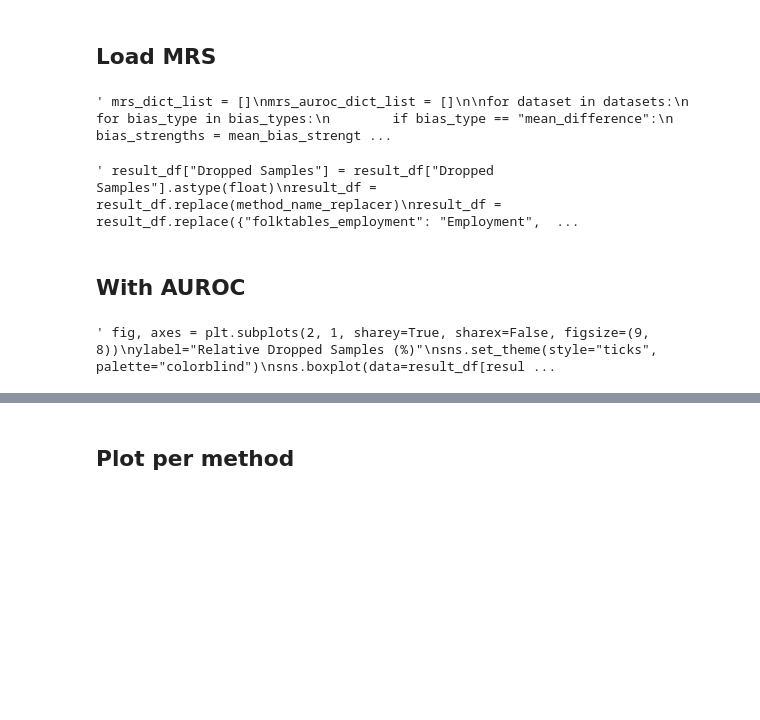
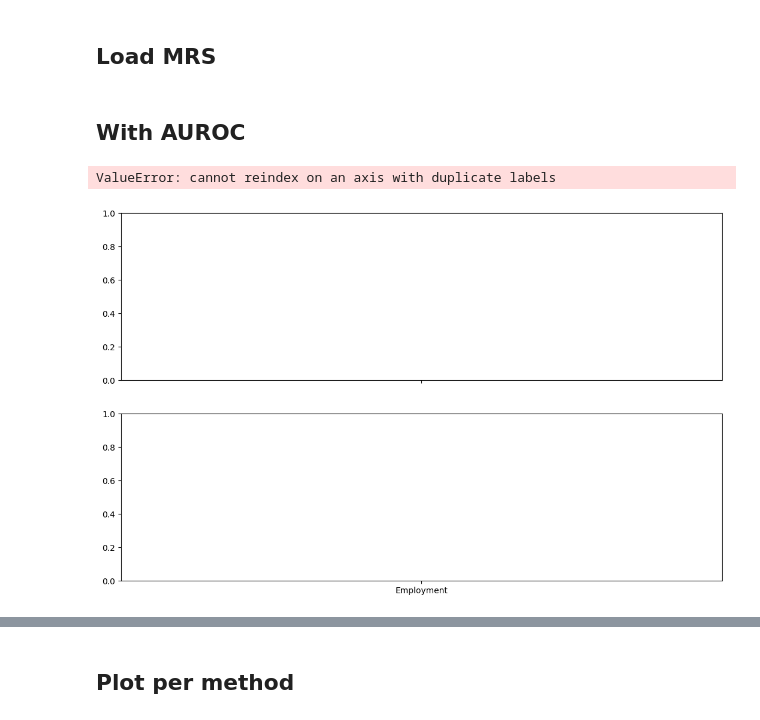
Before and after one commit to kramerlab/FeatureWeightDebiasing, a Jupyter notebook: notebooks/create_boxplots.ipynb, the cells around one changed output, grey strips where cells are left out. Cells and saved outputs as stored; diff of their text form; code cells hidden in the pictures; blank space fills up the shorter version.

```diff
--- a/notebooks/create_boxplots.ipynb
+++ b/notebooks/create_boxplots.ipynb
@@ -73,10 +94,10 @@ result_df = pd.concat([result_df, auroc_result_df["AUROC"]], axis=1) """
 # %% [markdown]
 ## Load MRS
 # %%
-""" mrs_dict_list = []
+mrs_dict_list = []
 mrs_auroc_dict_list = []
 
-for dataset in datasets:
+for dataset in data_set_replacer.keys():
     for bias_type in bias_types:
         if bias_type == "mean_difference":
             bias_strengths = mean_bias_strengthts
@@ -103,21 +124,19 @@ for dataset in datasets:
 mrs_result_df = pd.DataFrame(data=mrs_dict_list)
 mrs_result_df = mrs_result_df.explode("Dropped Samples")
 mrs_result_df["Temperature"] = "MRS"
-mrs_result_df["AUROC"] = mrs_auroc_dict_list """
+mrs_result_df["AUROC"] = mrs_auroc_dict_list
-# %% [output]
-' mrs_dict_list = []\nmrs_auroc_dict_list = []\n\nfor dataset in datasets:\n    for bias_type in bias_types:\n        if bias_type == "mean_difference":\n            bias_strengths = mean_bias_strengt ...
 # %%
-# result_df = pd.concat([result_df, mrs_result_df], axis=0)
-# result_df
+result_df = pd.concat([result_df, mrs_result_df], axis=0)
 # %%
-""" result_df["Dropped Samples"] = result_df["Dropped Samples"].astype(float)
+result_df["Dropped Samples"] = result_df["Dropped Samples"].astype(float)
 result_df = result_df.replace(method_name_replacer)
-result_df = result_df.replace({"folktables_employment": "Employment", "folktables_income": "Income",
-                              "breast_cancer": "Breast Cancer", "hr_analytics": "HR Analytic", "loan_prediction": "Loan"})
+result_df = result_df.replace(data_set_replacer)
 result_df.loc[result_df["Data Set"] == "Employment", "Dropped Samples"] = (result_df.loc[result_df["Data Set"] == "Employment", "Dropped Samples"] / 1408)
 result_df.loc[result_df["Data Set"] == "Income", "Dropped Samples"] = (result_df.loc[result_df["Data Set"] == "Income", "Dropped Samples"] / 1448)
 result_df.loc[result_df["Data Set"] == "HR Analytic", "Dropped Samples"] = (result_df.loc[result_df["Data Set"] == "HR Analytic", "Dropped Samples"] / 3048)
 result_df.loc[result_df["Data Set"] == "Breast Cancer", "Dropped Samples"] = (result_df.loc[result_df["Data Set"] == "Breast Cancer", "Dropped Samples"] / 113)
-result_df.loc[result_df["Data Set"] == "Loan", "Dropped Samples"] = (result_df.loc[result_df["Data Set"] == "Loan", "Dropped Samples"] / 72) """
+result_df.loc[result_df["Data Set"] == "Loan", "Dropped Samples"] = (result_df.loc[result_df["Data Set"] == "Loan", "Dropped Samples"] / 72)
+
+result_df.loc[result_df["Data Set"] == "German Credit", "Dropped Samples"] = (result_df.loc[result_df["Data Set"] == "German Credit", "Dropped Samples"] / 292)
+result_df.loc[result_df["Data Set"] == "Diabetes", "Dropped Samples"] = (result_df.loc[result_df["Data Set"] == "Diabetes", "Dropped Samples"] / 2108)
+result_df.loc[result_df["Data Set"] == "Bank Marketing", "Dropped Samples"] = (result_df.loc[result_df["Data Set"] == "Bank Marketing", "Dropped Samples"] / 2150)
-# %% [output]
-' result_df["Dropped Samples"] = result_df["Dropped Samples"].astype(float)\nresult_df = result_df.replace(method_name_replacer)\nresult_df = result_df.replace({"folktables_employment": "Employment",  ...
@@ -126,16 +143,34 @@ result_df.loc[result_df["Data Set"] == "Loan", "Dropped Samples"] = (result_df.l
 # %% [markdown]
 ## With AUROC
+# %%
+hue_order = ["MRS"] + temperatures
+# %%
+fig, axes = plt.subplots(2, 1, sharey=False, sharex=True, figsize=(13, 8))
+ylabel="Relative Dropped Samples (%)"
+sns.set_theme(style="ticks", palette="colorblind")
+sns.boxplot(data=result_df[result_df["Method"].isin(["MRS", "FW-MRS", "FW-MRS$_{Neg}$"])], y="Dropped Samples", x="Data Set",
+            hue="Temperature", legend=True, hue_order=hue_order,
+              ax=axes[0]).set(ylabel=ylabel)
+
+sns.boxplot(data=result_df[result_df["Method"].isin(["MRS", "FW-MRS", "FW-MRS$_{Neg}$"])], y="AUROC", x="Data Set",
+            hue="Temperature", legend=True, hue_order=hue_order,
+              ax=axes[1]).set(ylabel="AUROC")
+
+# sns.boxplot(data=result_df[result_df["Method"].isin(["MRS", "FW-MRS-SVM"])], y="Dropped Samples", x="Data Set",
+#           hue="Temperature", ax=axes[1], hue_order=hue_order).set(xlabel="(b) FW-MRS-SVM", ylabel=None)
+#fig.text(0.08,0.5, ylabel, ha="center", va="center", rotation=90)
+plt.savefig("diagrams/dropped_samples_per_temperature_fixed.pdf")
+# %% [output]
+ValueError: cannot reindex on an axis with duplicate labels
+[figure, added]
 # %%
-""" fig, axes = plt.subplots(2, 1, sharey=True, sharex=False, figsize=(9, 8))
-ylabel="Relative Dropped Samples (%)"
-sns.set_theme(style="ticks", palette="colorblind")
-sns.boxplot(data=result_df[result_df["Method"].isin(["MRS", "FW-MRS-RF"])], y="Dropped Samples", x="Data Set",
-            hue="Temperature", legend=True, hue_order=["MRS", "0.1", "0.05", "0.01", "0.005"],
-              ax=axes[0]).set(xlabel="(a) FW-MRS-RF",  ylabel=None)
-axes[0].xaxis.get_label().set_visible(True)
-sns.boxplot(data=result_df[result_df["Method"].isin(["MRS", "FW-MRS-SVM"])], y="Dropped Samples", x="Data Set",
-           hue="Temperature", ax=axes[1], hue_order=["MRS", "0.1", "0.05", "0.01", "0.005"]).set(xlabel="(b) FW-MRS-SVM", ylabel=None)
-fig.text(0.05,0.5, ylabel, ha="center", va="center", rotation=90)
-plt.savefig("diagrams/dropped_samples_per_temperature_fixed.pdf") """
+#fig, axes = plt.subplots(1, 1, sharey=True, sharex=False, figsize=(12, 4))
+#ylabel="AUROC"
+#sns.set_theme(style="ticks", palette="colorblind")
+#sns.boxplot(data=result_df[result_df["Method"].isin(["MRS", "FW-MRS"])], y="AUROC", x="Data Set",
+#            hue="Temperature", legend=True, hue_order=hue_order,
+#              ax=axes).set(ylabel=ylabel)
+#sns.boxplot(data=result_df[result_df["Method"].isin(["MRS", "FW-MRS-SVM"])], y="AUROC", x="Data Set",
+#           hue="Temperature", ax=axes[1], hue_order=hue_order).set(xlabel="(b) FW-MRS-SVM", ylabel=None)
+#fig.text(0.05,0.5, ylabel, ha="center", va="center", rotation=90)
+#plt.savefig("diagrams/auroc_per_temperature_fixed.pdf")
-# %% [output]
-' fig, axes = plt.subplots(2, 1, sharey=True, sharex=False, figsize=(9, 8))\nylabel="Relative Dropped Samples (%)"\nsns.set_theme(style="ticks", palette="colorblind")\nsns.boxplot(data=result_df[resul ...
```
Also changed, not shown: parts of 12 cells of this notebook, 22 other files.
